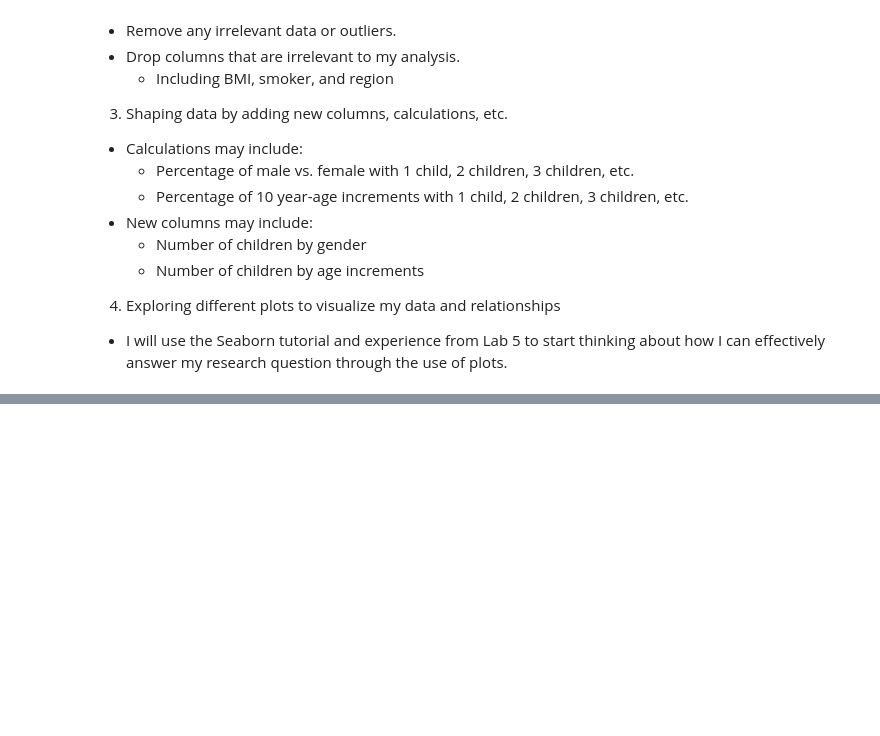
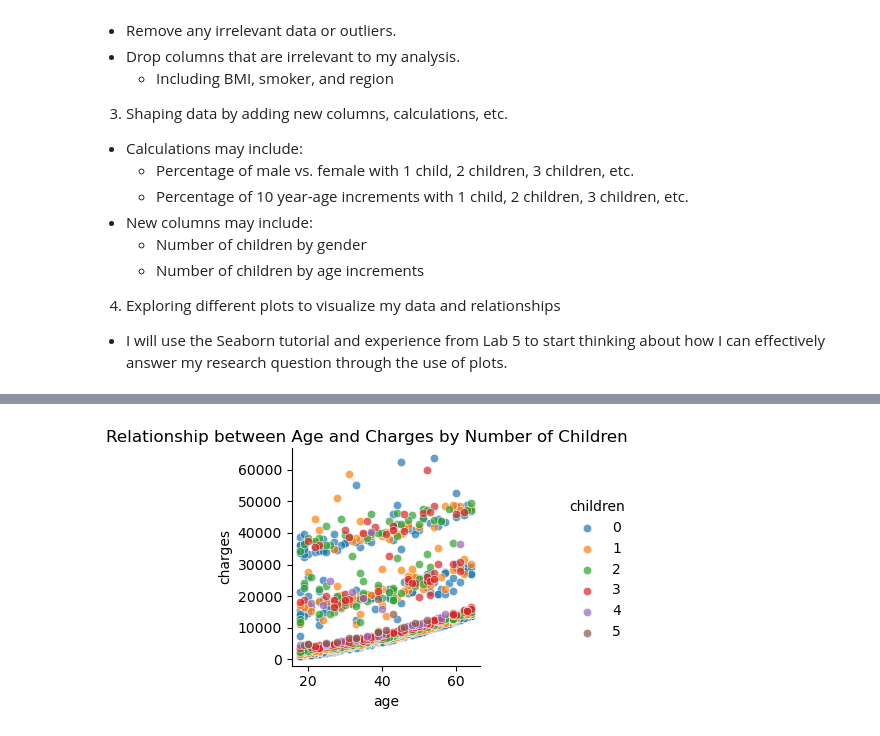
Before and after one commit to ubco-W2022T2-data301/project-group-group25, a Jupyter notebook: analysis/analysis3.ipynb, the cells around one changed output, grey strips where cells are left out. Cells and saved outputs as stored; diff of their text form; code cells hidden in the pictures; blank space fills up the shorter version.

```diff
--- a/analysis/analysis3.ipynb
+++ b/analysis/analysis3.ipynb
@@ -27,0 +70,8 @@ I plan to examine the relationship between number of children and insurance char
+# %%
+fgrid = sns.FacetGrid(data=df, hue="children")
+fgrid.map(sns.scatterplot, "age" ,"charges", alpha=.7)
+fgrid.add_legend()
+fgrid.fig.suptitle("Relationship between Age and Charges by Number of Children")
+fgrid.fig.subplots_adjust(top=0.92)
+# %% [output]
+[figure, added]
```
Also changed, not shown: parts of 12 cells of this notebook, 4 other files.
